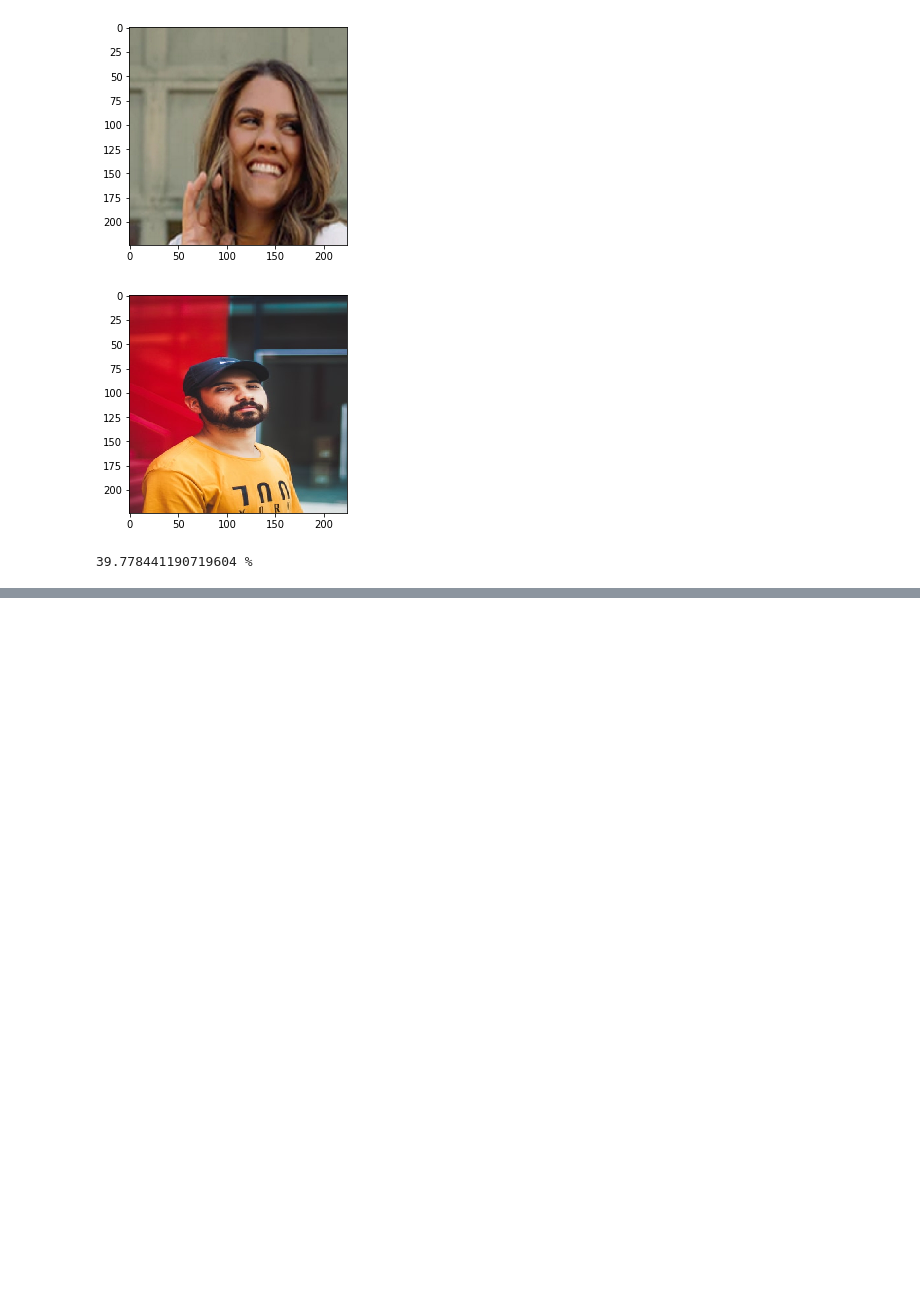
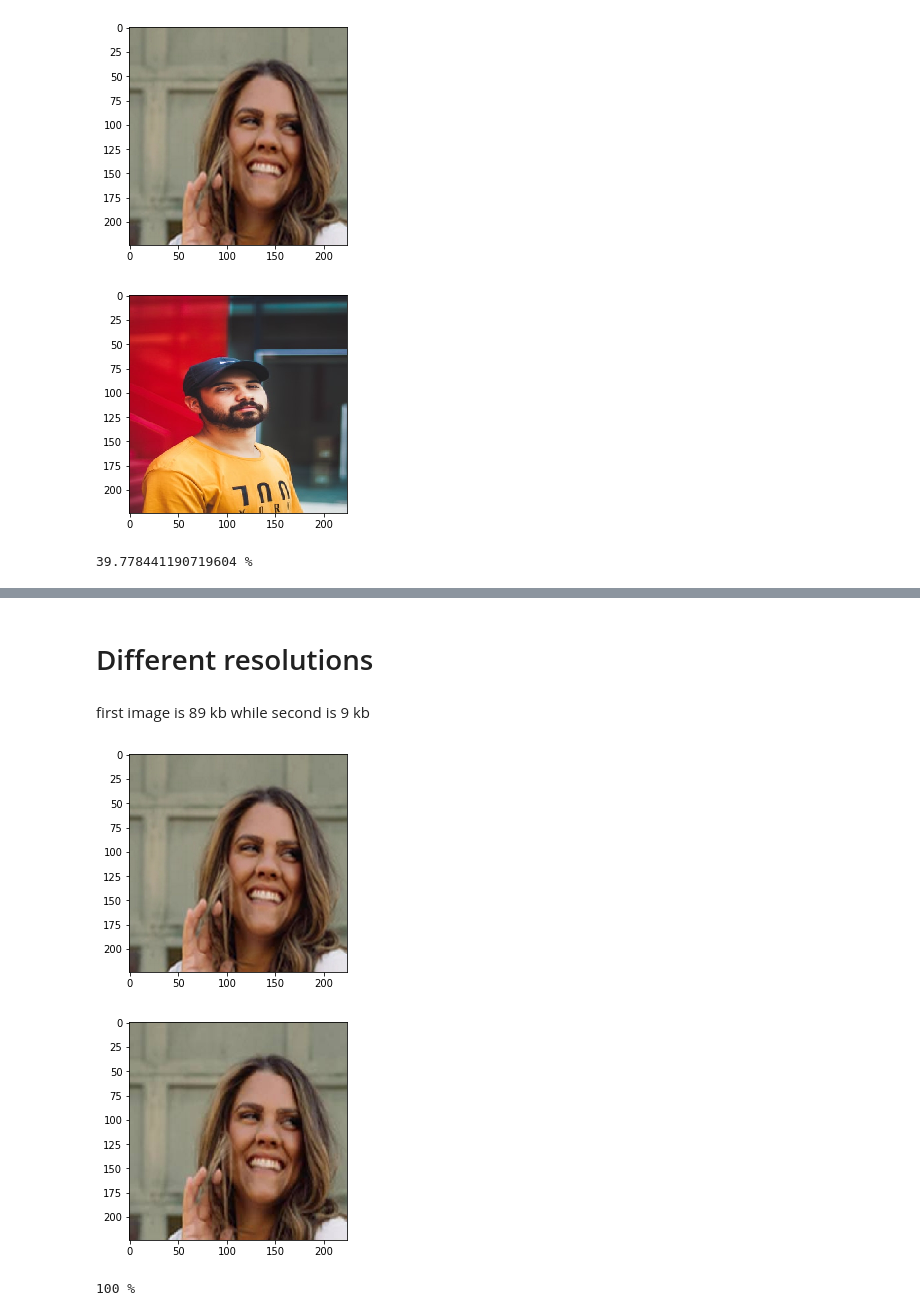
Before and after one commit to adreejish/Image_similarity, a Jupyter notebook: similarity_final.ipynb, the cells around one changed output, grey strips where cells are left out. Cells and saved outputs as stored; diff of their text form; code cells hidden in the pictures; blank space fills up the shorter version.

```diff
--- a/similarity_final.ipynb
+++ b/similarity_final.ipynb
@@ -68,0 +77,10 @@ find_similarity('../Downloads/peoplepics/girl1.jpg','../Downloads/peoplepics/man
+# %% [markdown]
+# Different resolutions
+# %% [markdown]
+first image is 89 kb while second is 9 kb
+# %%
+find_similarity('../Downloads/peoplepics/girl1.jpg','../Downloads/peoplepics/girl1_lowdp.jpg')
+# %% [output]
+[figure, added]
+[figure, added]
+100 %
```
Also changed, not shown: parts of 2 cells of this notebook.
